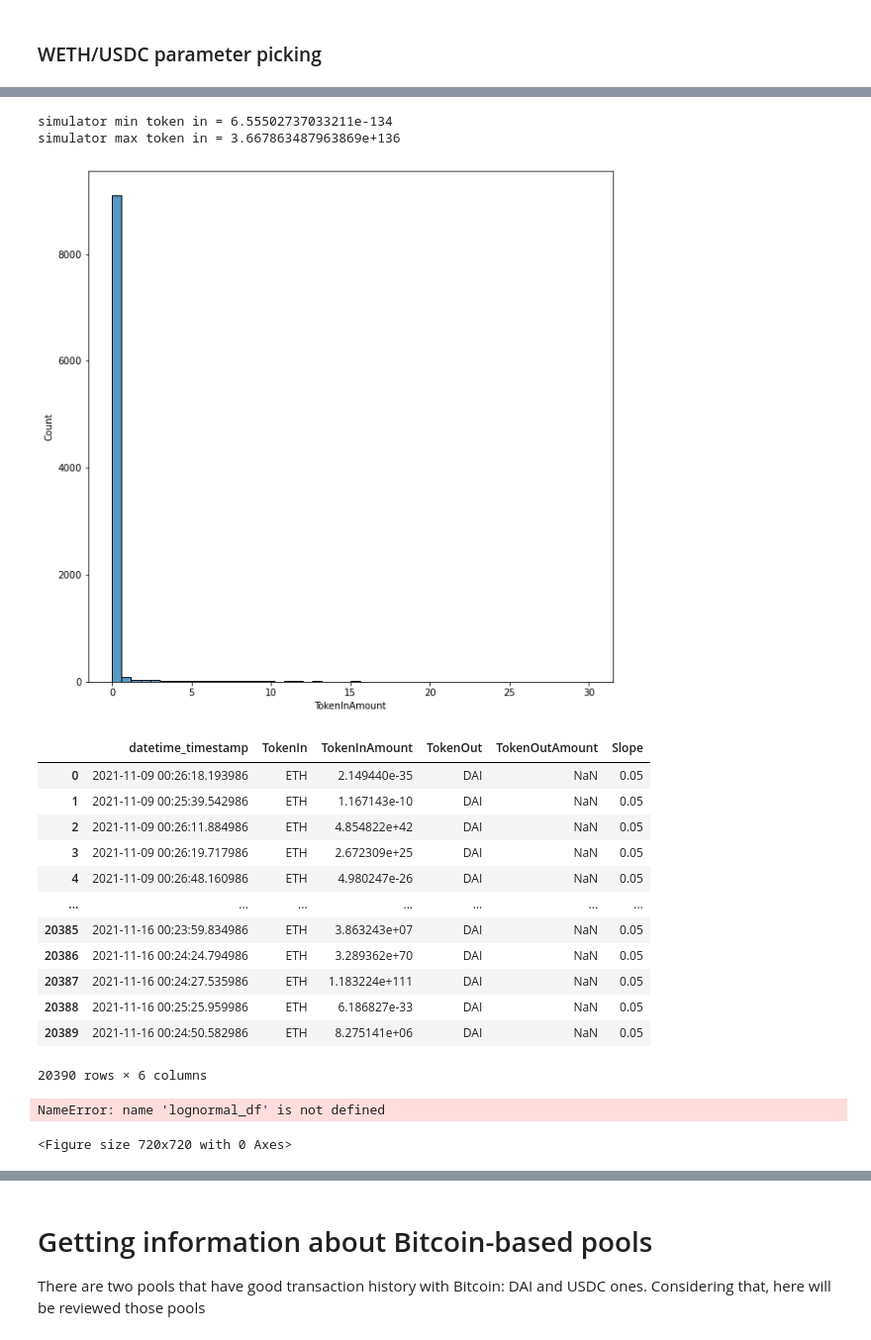
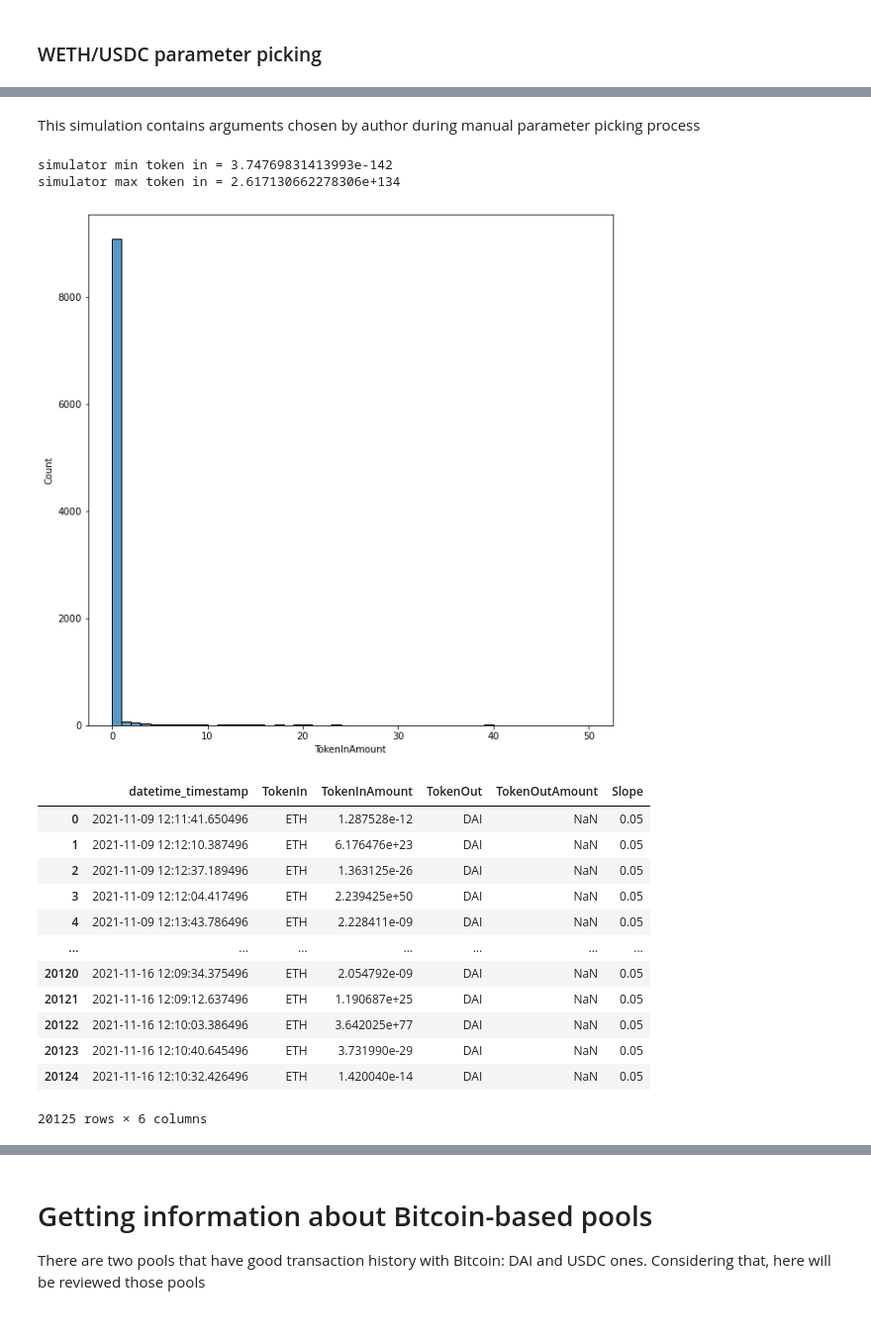
Before and after one commit to IX-Swap/data-science, a Jupyter notebook: uniswap_v2_pools_analysis/v2_pools_analysis.ipynb, the cells around one changed output, grey strips where cells are left out. Shown at 99% size. Saved outputs shown, nothing was run; the diff lists cells and outputs as text; code cells hidden in the pictures.

```diff
--- a/uniswap_v2_pools_analysis/v2_pools_analysis.ipynb
+++ b/uniswap_v2_pools_analysis/v2_pools_analysis.ipynb
@@ -237,7 +243,7 @@ def generator_week_df_and_plot(simulator: MonteCarloTransactionSimulator, time_w
     plt.figure(figsize=(x_size, y_size))
     print("simulator min token in = " + str(sim_df.TokenInAmount.min()))
     print("simulator max token in = " + str(sim_df.TokenInAmount.max()))
-    sns.histplot(data=sim_df, x="TokenInAmount", bins=50, binrange=[0, x_bin_limit])
+    sns.histplot(data=sim_df, x="TokenInAmount", bins=100, binrange=[0, x_bin_limit])
     plt.show()
 
     return sim_df
@@ -266,31 +392,26 @@ plt.show()
+# %% [markdown]
+This simulation contains arguments chosen by author during manual parameter picking process
 # %%
 lognormal_simulator = MonteCarloTransactionSimulator(
     PoissonGenerator(cycle_size=60000, mean_occurencies=2),
     LognormalGenerator(mean=8.999839593285332, sigma=78.74851936208611), 'ETH', 'DAI'
 )
 
-generator_week_df_and_plot(lognormal_simulator, 60*24*7, 10, 10, 30)
+generator_week_df_and_plot(lognormal_simulator, 60*24*7, 10, 10, 50)
 # %% [output]
-simulator min token in = 6.55502737033211e-134
-simulator max token in = 3.667863487963869e+136
+simulator min token in = 3.74769831413993e-142
+simulator max token in = 2.617130662278306e+134
-[figure, old version]
+[figure, new version]
 |  | datetime_timestamp | TokenIn | TokenInAmount | TokenOut | TokenOutAmount | Slope |
-| 0 | 2021-11-09 00:26:18.193986 | ETH | 2.149440e-35 | DAI | NaN | 0.05 |
-| 1 | 2021-11-09 00:25:39.542986 | ETH | 1.167143e-10 | DAI | NaN | 0.05 |
-| 2 | 2021-11-09 00:26:11.884986 | ETH | 4.854822e+42 | DAI | NaN | 0.05 |
-| 3 | 2021-11-09 00:26:19.717986 | ETH | 2.672309e+25 | DAI | NaN | 0.05 |
-| 4 | 2021-11-09 00:26:48.160986 | ETH | 4.980247e-26 | DAI | NaN | 0.05 |
+| 0 | 2021-11-09 12:11:41.650496 | ETH | 1.287528e-12 | DAI | NaN | 0.05 |
+| 1 | 2021-11-09 12:12:10.387496 | ETH | 6.176476e+23 | DAI | NaN | 0.05 |
+| 2 | 2021-11-09 12:12:37.189496 | ETH | 1.363125e-26 | DAI | NaN | 0.05 |
+| 3 | 2021-11-09 12:12:04.417496 | ETH | 2.239425e+50 | DAI | NaN | 0.05 |
+| 4 | 2021-11-09 12:13:43.786496 | ETH | 2.228411e-09 | DAI | NaN | 0.05 |
 | ... | ... | ... | ... | ... | ... | ... |
-| 20385 | 2021-11-16 00:23:59.834986 | ETH | 3.863243e+07 | DAI | NaN | 0.05 |
-| 20386 | 2021-11-16 00:24:24.794986 | ETH | 3.289362e+70 | DAI | NaN | 0.05 |
-| 20387 | 2021-11-16 00:24:27.535986 | ETH | 1.183224e+111 | DAI | NaN | 0.05 |
-| 20388 | 2021-11-16 00:25:25.959986 | ETH | 6.186827e-33 | DAI | NaN | 0.05 |
-| 20389 | 2021-11-16 00:24:50.582986 | ETH | 8.275141e+06 | DAI | NaN | 0.05 |
+| 20120 | 2021-11-16 12:09:34.375496 | ETH | 2.054792e-09 | DAI | NaN | 0.05 |
+| 20121 | 2021-11-16 12:09:12.637496 | ETH | 1.190687e+25 | DAI | NaN | 0.05 |
+| 20122 | 2021-11-16 12:10:03.386496 | ETH | 3.642025e+77 | DAI | NaN | 0.05 |
+| 20123 | 2021-11-16 12:10:40.645496 | ETH | 3.731990e-29 | DAI | NaN | 0.05 |
+| 20124 | 2021-11-16 12:10:32.426496 | ETH | 1.420040e-14 | DAI | NaN | 0.05 |
-20390 rows × 6 columns
+20125 rows × 6 columns
-# %%
-plt.figure(figsize=(10, 10))
-sns.histplot(data=lognormal_df, x='TokenInAmount', bins=100, binrange=[0, 50])
-plt.show()
-# %% [output]
-NameError: name 'lognormal_df' is not defined
-<Figure size 720x720 with 0 Axes>
```
Also changed, not shown: parts of 19 cells of this notebook, 3 other files.
